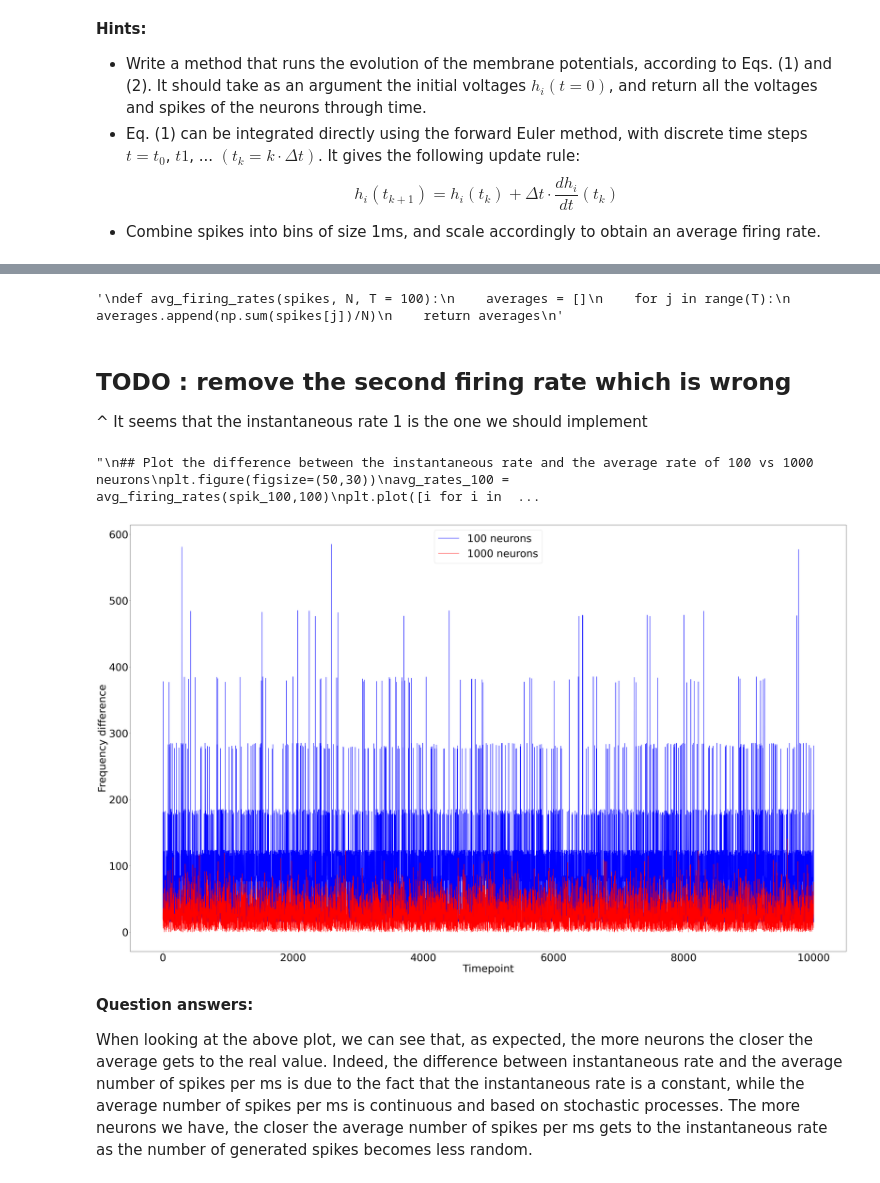
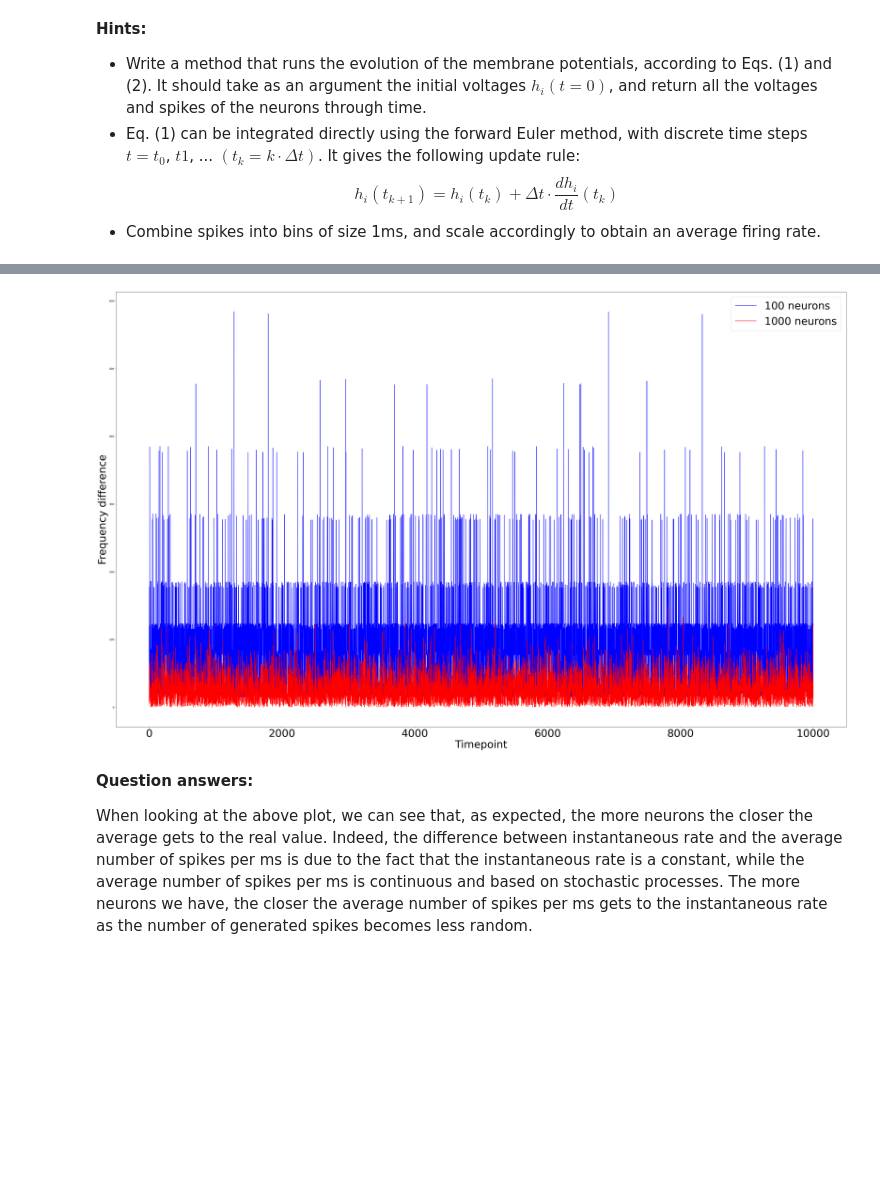
Before and after one commit to SanderMiesen/NeuroDyna, a Jupyter notebook: ProjNotebook.ipynb, the cells around one changed output, grey strips where cells are left out. Drawn from its saved outputs; the diff is of its cells as text; code cells hidden in the pictures; blank space fills up the shorter version.

```diff
--- a/ProjNotebook.ipynb
+++ b/ProjNotebook.ipynb
@@ -95,13 +95,10 @@ delta_t = 1e-4 # s
 def I_ex0(t):
     return I_0 * np.sin(omega*t)
 
-def Euler_hi(h_i, delta_t, I):
+def Euler_hi(h_i, delta_t, I, R, tau):
     return h_i + (delta_t*(-h_i + R*I)/tau)
-
-def Euler_hi_bis(h_i, delta_t, I, R, tau):
-    return h_i + (delta_t*(-h_i + R*I)/tau)
 # %%
-def Model0(h0, N, T, delta_t):
+def Model0(h0, N, T, delta_t, R, tau):
     n_timesteps = int(T/delta_t)
     h = np.zeros((N,n_timesteps)) # initialize voltages
     r = np.zeros((N,n_timesteps)) # initialize instant mean firing rates
@@ -113,5 +110,5 @@ def Model0(h0, N, T, delta_t):
             spikes[i,t] = np.random.choice([0,1], p=[1-(r[i,t]*delta_t),r[i,t]*delta_t]) # generate spikes
             if t != int(T/delta_t)-1:
                 I_i = I_ex0(t)
-                h[i,t+1] = Euler_hi(h[i,t], delta_t, I_i) # update the voltage
+                h[i,t+1] = Euler_hi(h[i,t], delta_t, I_i, R, tau) # update the voltage
     return h, spikes, r
@@ -142,13 +115,3 @@ def Model1(h_i_0, I_0, N, T, delta_t):
-# %%
-"""
-def avg_firing_rates(spikes, N, T = 100):
-    averages = []
-    for j in range(T):
-        averages.append(np.sum(spikes[j])/N)
-    return averages
-"""
-# %% [output]
-'\ndef avg_firing_rates(spikes, N, T = 100):\n    averages = []\n    for j in range(T):\n        averages.append(np.sum(spikes[j])/N)\n    return averages\n'
 # %%
 def avg_firing_rates(spikes, N, T, delta_t):
     averages = []
@@ -167,47 +122,31 @@ def avg_firing_rates(spikes, N, T, delta_t):
 # Run simultation for 100 neurons
 N = 100
 h0 = 0
-vol_100_bis, spik_100_bis, irate1_100_bis = Model0(h0,N,T,delta_t)
+vol_100, spik_100, irate1_100 = Model0(h0,N,T,delta_t, R, tau)
 
 # Run simulation for 1000 neurons
 N = 1000
 h0 = 0
-vol_1000_bis, spik_1000_bis, irate1_1000_bis = Model0(h0,N,T,delta_t)
+vol_1000, spik_1000, irate1_1000 = Model0(h0,N,T,delta_t, R, tau)
-# %% [markdown]
-## TODO : remove the second firing rate which is wrong
-
-^ It seems that the instantaneous rate 1 is the one we should implement
-# %%
-"""
-## Plot the difference between the instantaneous rate and the average rate of 100 vs 1000 neurons
-plt.figure(figsize=(50,30))
-avg_rates_100 = avg_firing_rates(spik_100,100)
-plt.plot([i for i in range(T)], np.abs(irate1_100 - avg_rates_100), 'b')
-
-avg_rates_1000 = avg_firing_rates(spik_1000,1000)
-plt.plot([i for i in range(T)], np.abs(irate1_1000 - avg_rates_1000), 'r')
-"""
-# %% [output]
-"\n## Plot the difference between the instantaneous rate and the average rate of 100 vs 1000 neurons\nplt.figure(figsize=(50,30))\navg_rates_100 = avg_firing_rates(spik_100,100)\nplt.plot([i for i in  ...
 # %%
 ## Plot the difference between the instantaneous rate and the average rate of 100 vs 1000 neurons
 plt.figure(figsize=(50,30))
-avg_rates_100 = avg_firing_rates(spik_100_bis,100, T, delta_t)
-plt.plot([i for i in range(int(T/delta_t))], np.abs(irate1_100_bis[0, :] - avg_rates_100), 'b', label = "100 neurons")
+avg_rates_100 = avg_firing_rates(spik_100,100, T, delta_t)
+plt.plot([i for i in range(int(T/delta_t))], np.abs(irate1_100[0, :] - avg_rates_100), 'b', label = "100 neurons")
 
-avg_rates_1000 = avg_firing_rates(spik_1000_bis,1000, T, delta_t)
-plt.plot([i for i in range(int(T/delta_t))], np.abs(irate1_1000_bis[0, :] - avg_rates_1000), 'r', label = "1000 neurons")
+avg_rates_1000 = avg_firing_rates(spik_1000,1000, T, delta_t)
+plt.plot([i for i in range(int(T/delta_t))], np.abs(irate1_1000[0, :] - avg_rates_1000), 'r', label = "1000 neurons")
 
 plt.xlabel("Timepoint", fontsize = 40)
 plt.ylabel("Frequency difference", fontsize = 40)
 
 plt.xticks(fontsize=40)
 
 
 plt.legend(fontsize = 40)
 plt.show()
 # %% [output]
-[figure, old version]
+[figure, new version]
 # %% [markdown]
 **Question answers:**
 
```
Also changed, not shown: parts of 23 cells of this notebook.
